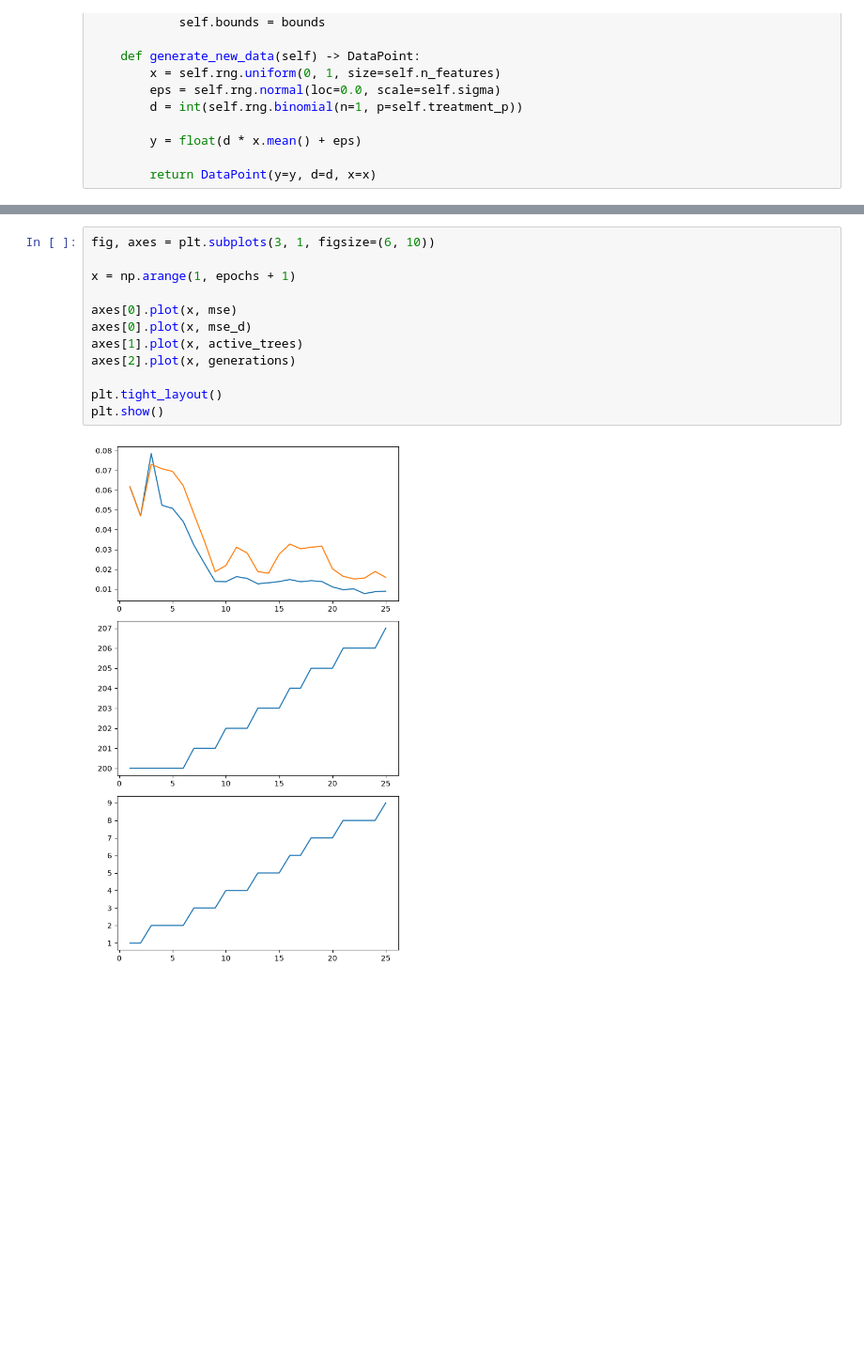
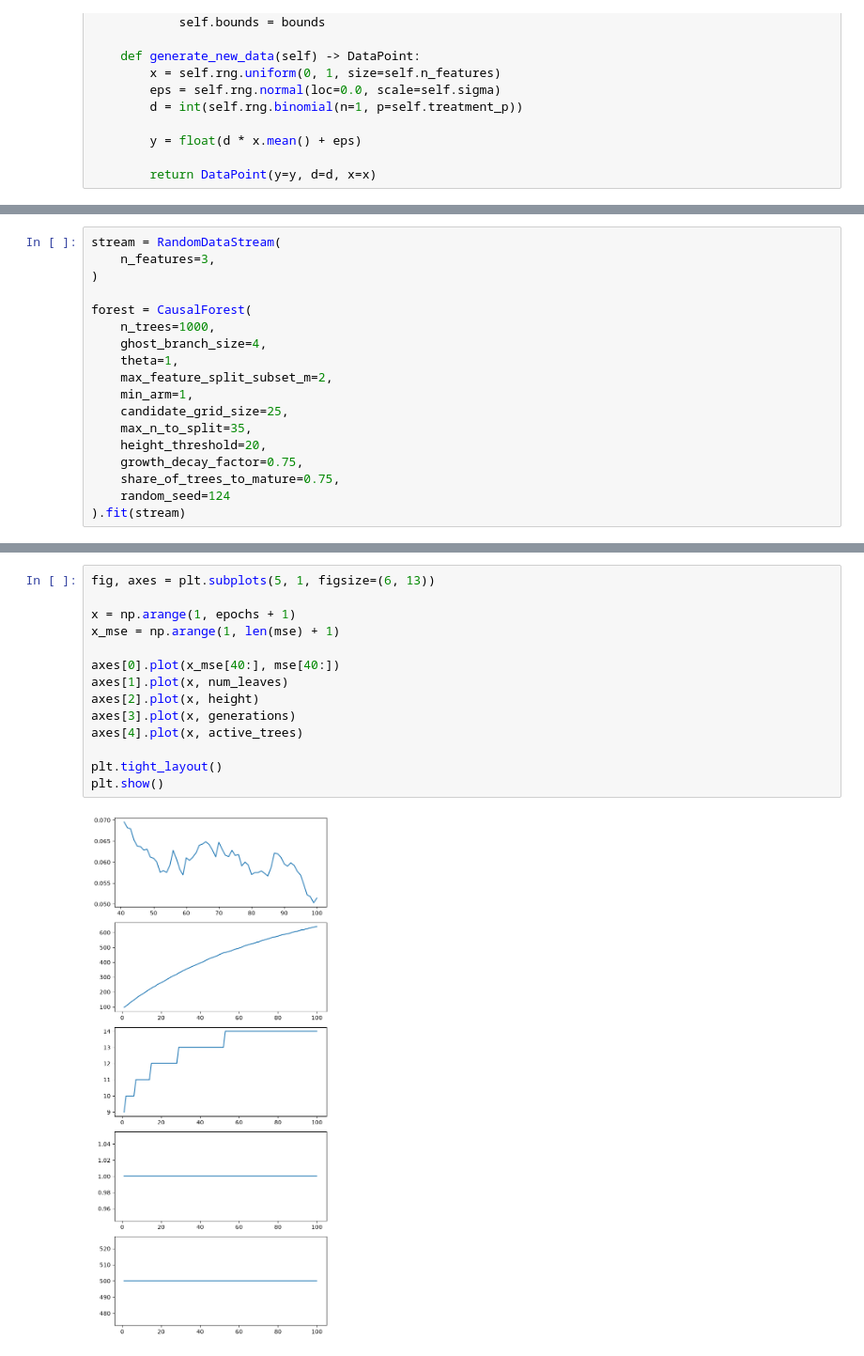
Before and after one commit to goxmox/online_random_forest, a Jupyter notebook: online_rf.ipynb, the cells around one changed output, grey strips where cells are left out. Shown at 94% size. Drawn from its saved outputs; the diff is of its cells as text; blank space fills up the shorter version.

Commit message:
implemented ghost branches

```diff
--- a/online_rf.ipynb
+++ b/online_rf.ipynb
@@ -508,0 +568,18 @@ mse_d = mse.copy()
+# %%
+stream = RandomDataStream(
+    n_features=3,
+)
+
+forest = CausalForest(
+    n_trees=1000,
+    ghost_branch_size=4,
+    theta=1,
+    max_feature_split_subset_m=2,
+    min_arm=1,
+    candidate_grid_size=25,
+    max_n_to_split=35,
+    height_threshold=20,
+    growth_decay_factor=0.75,
+    share_of_trees_to_mature=0.75,
+    random_seed=124
+).fit(stream)
@@ -509,14 +625,16 @@ mse_d = mse.copy()
 # %%
-fig, axes = plt.subplots(3, 1, figsize=(6, 10))
+fig, axes = plt.subplots(5, 1, figsize=(6, 13))
 
 x = np.arange(1, epochs + 1)
+x_mse = np.arange(1, len(mse) + 1)
 
-axes[0].plot(x, mse)
-axes[0].plot(x, mse_d)
-axes[1].plot(x, active_trees)
-axes[2].plot(x, generations)
+axes[0].plot(x_mse[40:], mse[40:])
+axes[1].plot(x, num_leaves)
+axes[2].plot(x, height)
+axes[3].plot(x, generations)
+axes[4].plot(x, active_trees)
 
 plt.tight_layout()
 plt.show()
 # %% [output]
-[figure, old version]
+[figure, new version]
```
Also changed, not shown: parts of 7 cells of this notebook.
